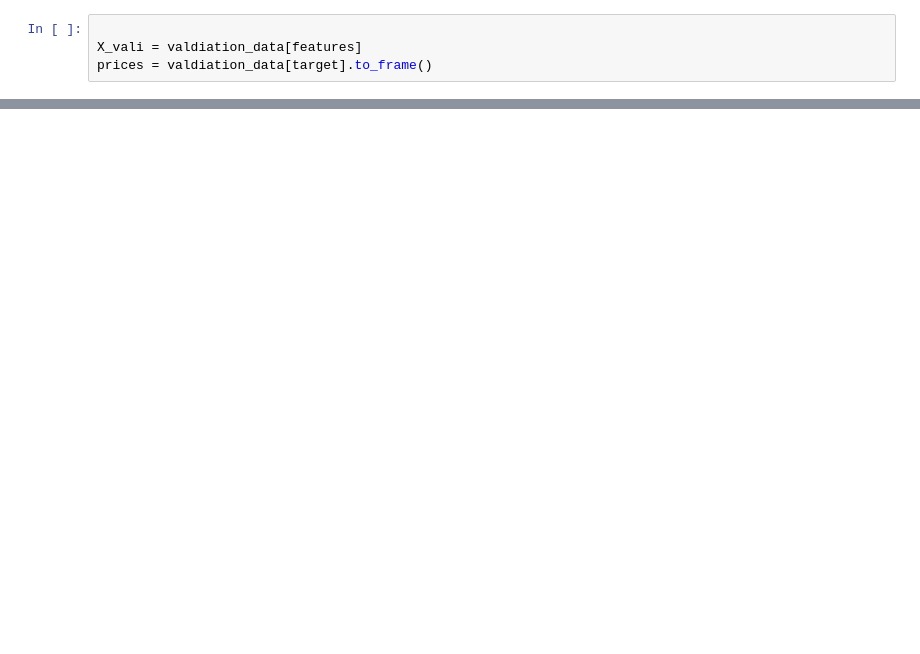
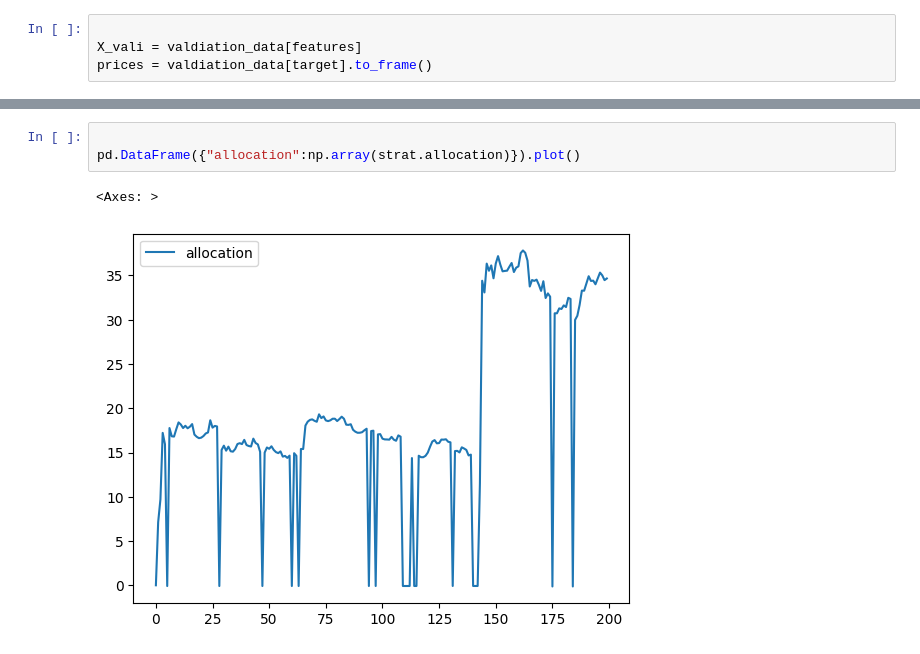
Before and after one commit to AxelGard/cira-examples, a Jupyter notebook: nn_simple.ipynb, the cells around one changed output, grey strips where cells are left out. Cells and saved outputs as stored; diff of their text form; blank space fills up the shorter version.

```diff
--- a/nn_simple.ipynb
+++ b/nn_simple.ipynb
@@ -172,0 +173,6 @@ pd.DataFrame({"allocation":np.array(strat.allocation).cumsum()}).plot()
+# %%
+
+pd.DataFrame({"allocation":np.array(strat.allocation)}).plot()
+# %% [output]
+<Axes: >
+[figure, added]
```
Also changed, not shown: parts of 7 cells of this notebook.
